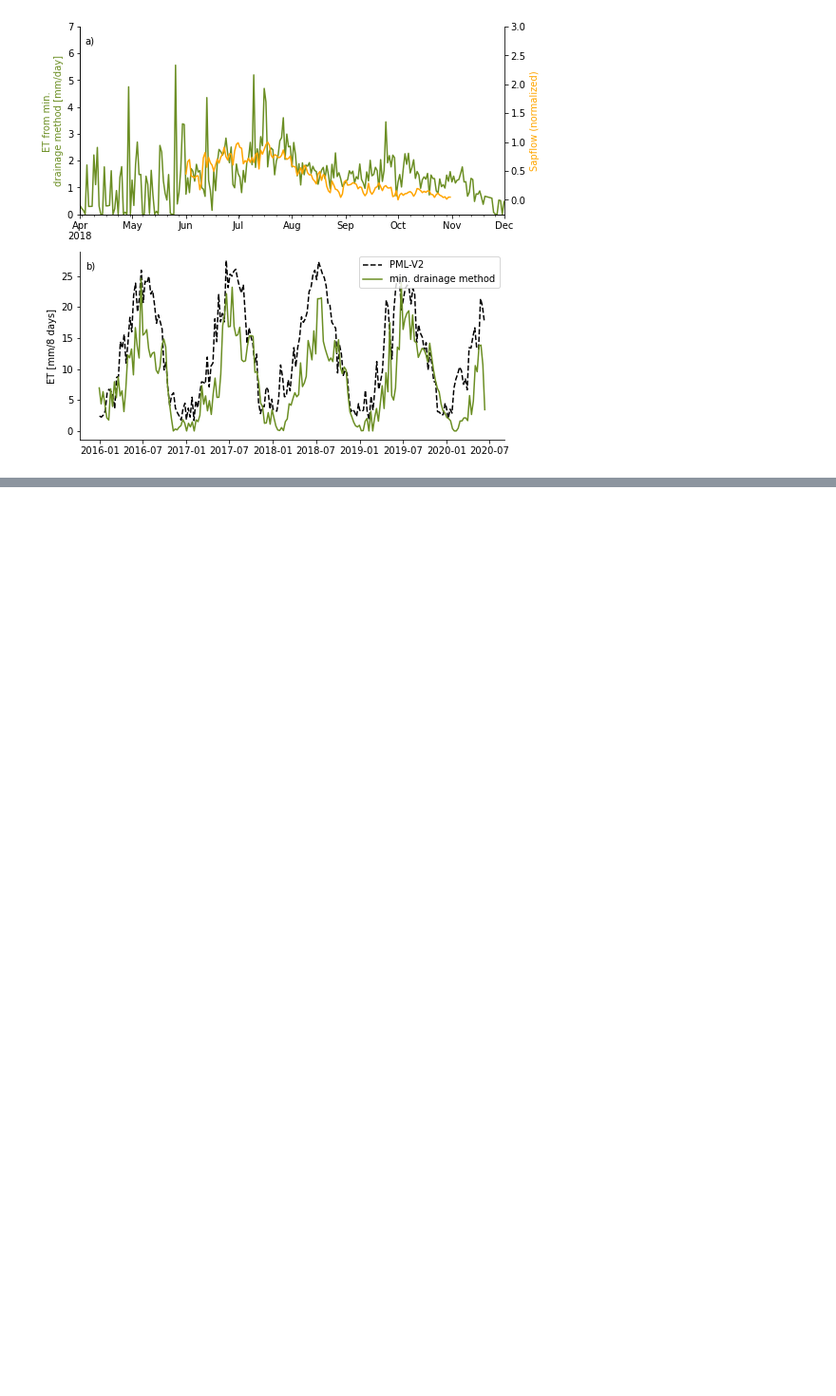
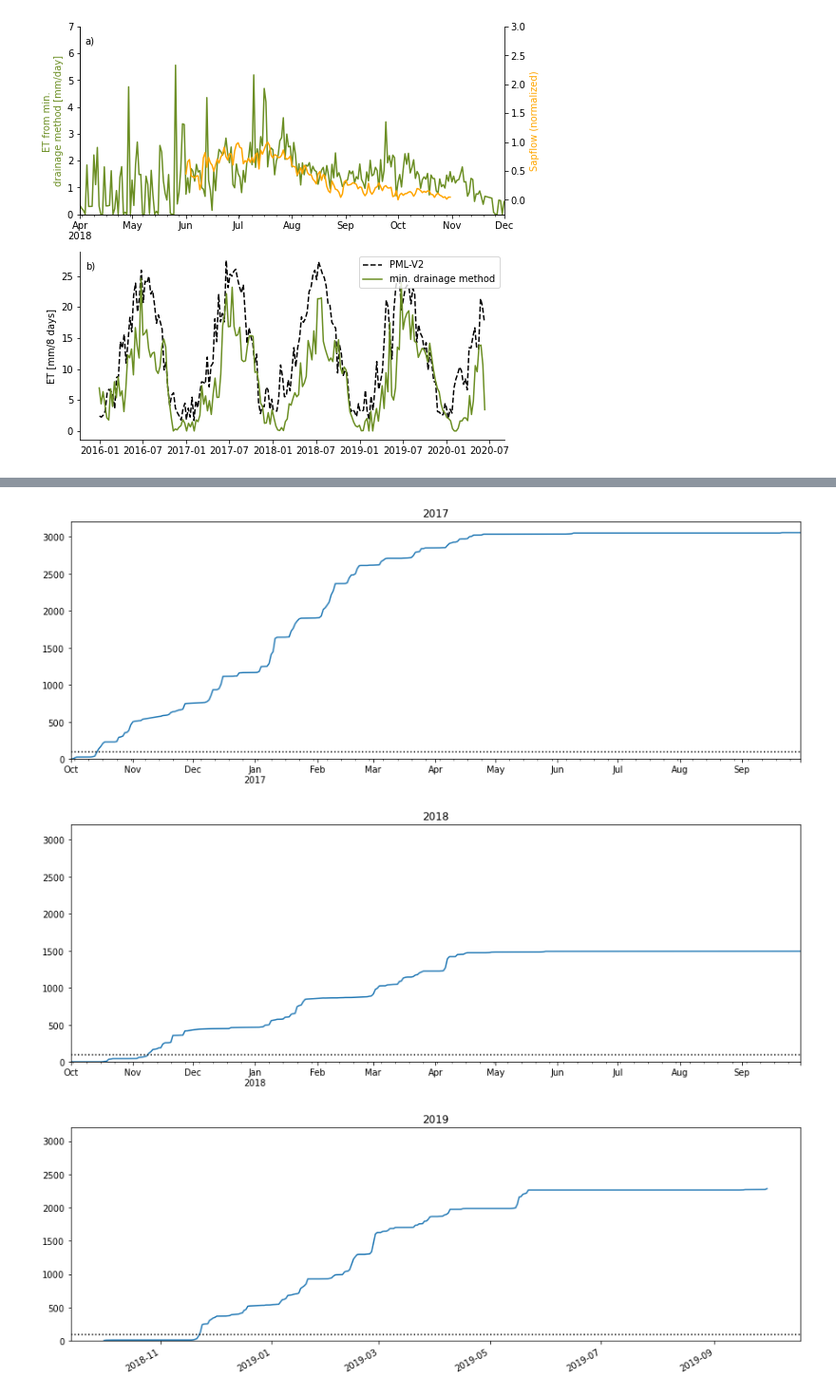
Before and after one commit to lapidesd/ET_layers, a Jupyter notebook: Code/separate_fluxes-final.ipynb, the cells around one changed output, grey strips where cells are left out. Shown at 95% size. Drawn from its saved outputs; the diff is of its cells as text; code cells hidden in the pictures; blank space fills up the shorter version.

```diff
--- a/Code/separate_fluxes-final.ipynb
+++ b/Code/separate_fluxes-final.ipynb
@@ -1951,0 +1970,14 @@ plt.savefig('uptake_distribution.png',format='png',dpi=300,bbox_inches='tight')
+# %%
+DeltaStorage = all_outputs[5]
+for wy in [2017,2018,2019]:
+    DS_wy = DeltaStorage[DeltaStorage.wy==wy]
+    fig,ax = plt.subplots(1,figsize = (15,5))
+    DS_wy.Jadjust.cumsum().plot(ax=ax)
+    plt.title(wy)
+    plt.ylim(0,3200)
+    ax.axhline(100,c='k',ls=':')
+    plt.show()
+# %% [output]
+[figure, added]
+[figure, added]
+[figure, added]
```
Also changed, not shown: parts of 32 cells of this notebook.
